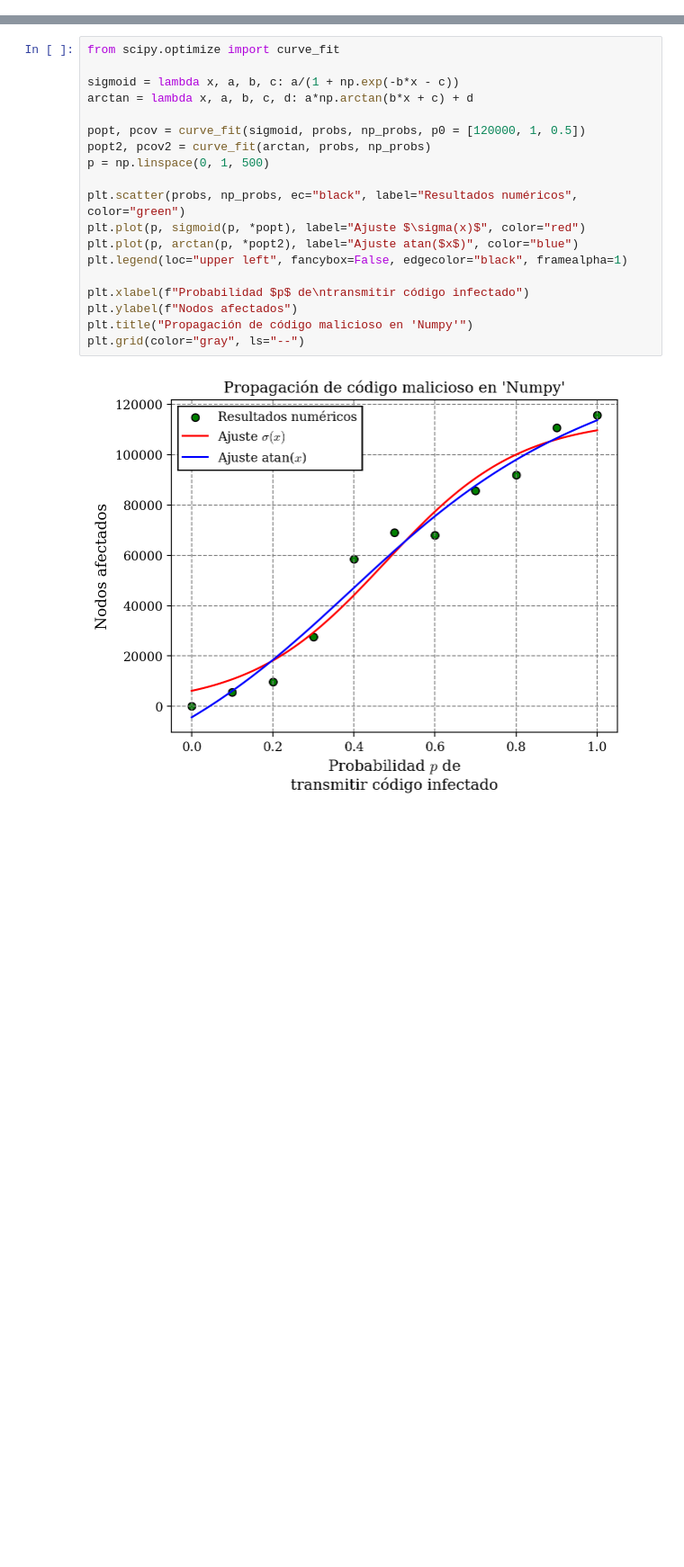
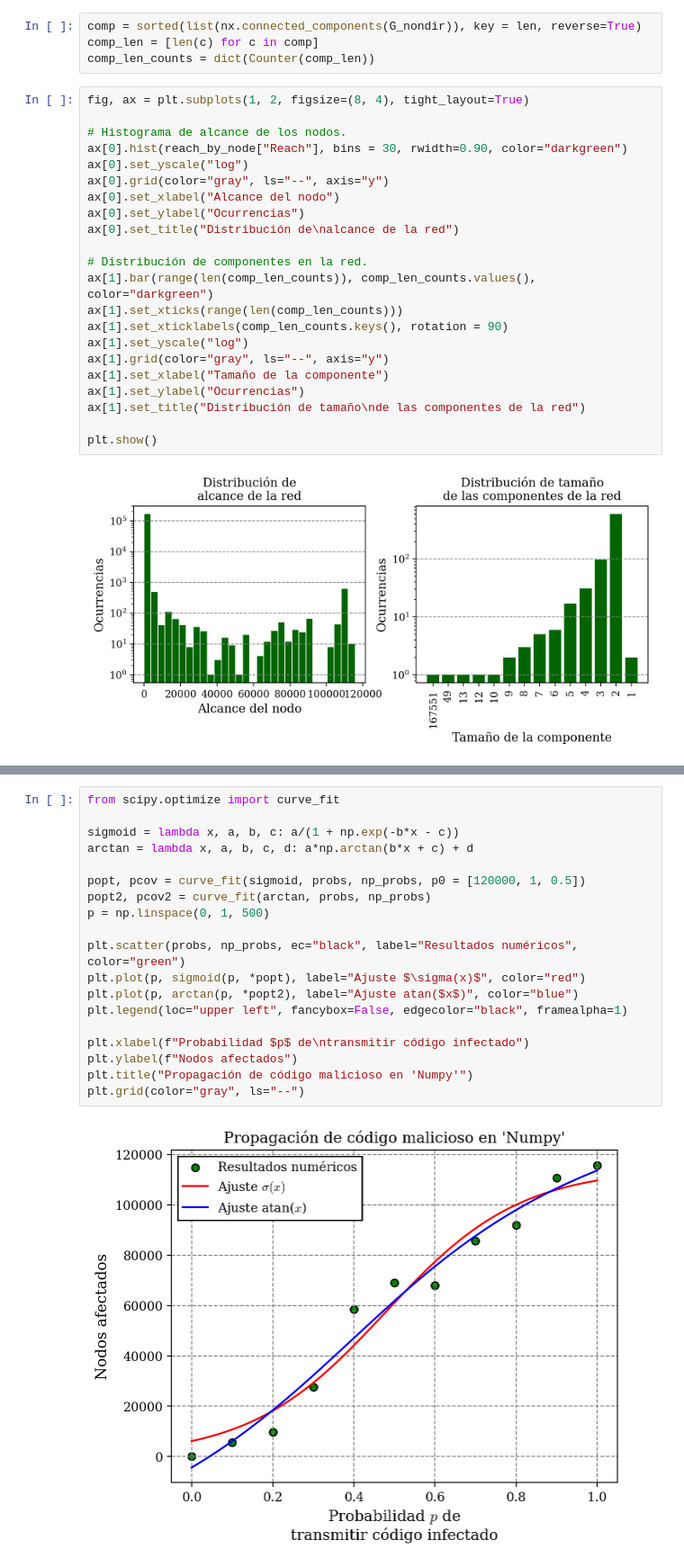
Before and after one commit to facundojgarcia02/CoNet, a Jupyter notebook: Tp Final/analysis/Propagation/propagation.ipynb, the cells around one changed output, grey strips where cells are left out. Shown at 90% size. Saved outputs shown, nothing was run; the diff lists cells and outputs as text; blank space fills up the shorter version.

```diff
--- a/Tp Final/analysis/Propagation/propagation.ipynb
+++ b/Tp Final/analysis/Propagation/propagation.ipynb
@@ -62,0 +107,28 @@ Done. Function called 169469 times.
+# %%
+comp = sorted(list(nx.connected_components(G_nondir)), key = len, reverse=True)
+comp_len = [len(c) for c in comp]
+comp_len_counts = dict(Counter(comp_len))
+# %%
+fig, ax = plt.subplots(1, 2, figsize=(8, 4), tight_layout=True)
+
+# Histograma de alcance de los nodos.
+ax[0].hist(reach_by_node["Reach"], bins = 30, rwidth=0.90, color="darkgreen")
+ax[0].set_yscale("log")
+ax[0].grid(color="gray", ls="--", axis="y")
+ax[0].set_xlabel("Alcance del nodo")
+ax[0].set_ylabel("Ocurrencias")
+ax[0].set_title("Distribución de\nalcance de la red")
+
+# Distribución de componentes en la red.
+ax[1].bar(range(len(comp_len_counts)), comp_len_counts.values(), color="darkgreen")
+ax[1].set_xticks(range(len(comp_len_counts)))
+ax[1].set_xticklabels(comp_len_counts.keys(), rotation = 90)
+ax[1].set_yscale("log")
+ax[1].grid(color="gray", ls="--", axis="y")
+ax[1].set_xlabel("Tamaño de la componente")
+ax[1].set_ylabel("Ocurrencias")
+ax[1].set_title("Distribución de tamaño\nde las componentes de la red")
+
+plt.show()
+# %% [output]
+[figure, added]
```
Also changed, not shown: parts of 13 cells of this notebook.
